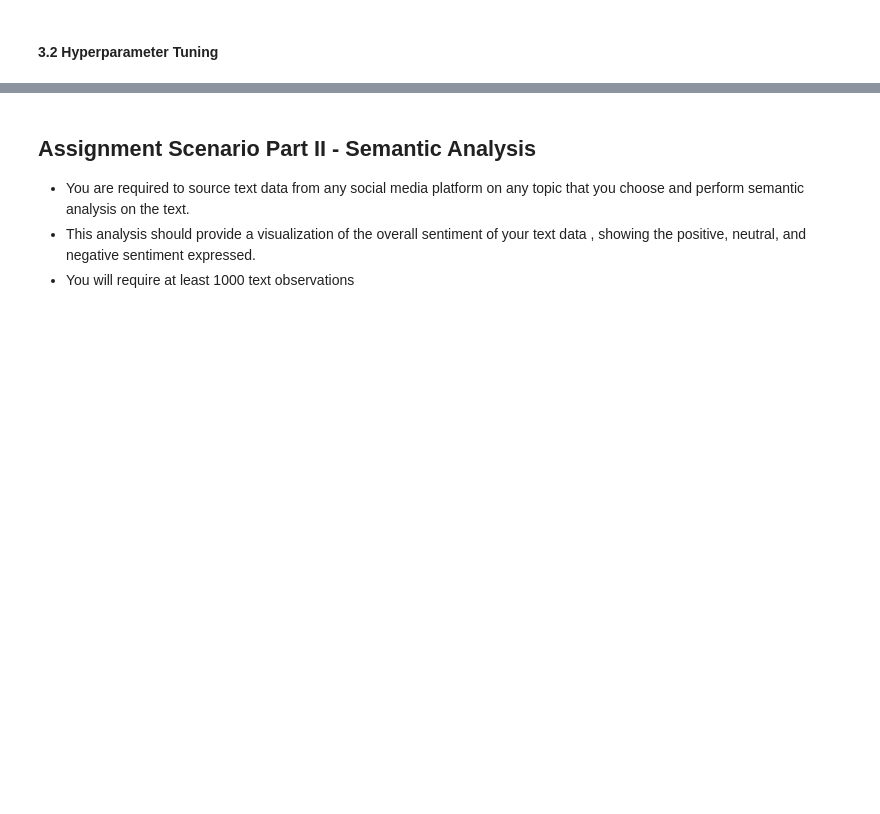
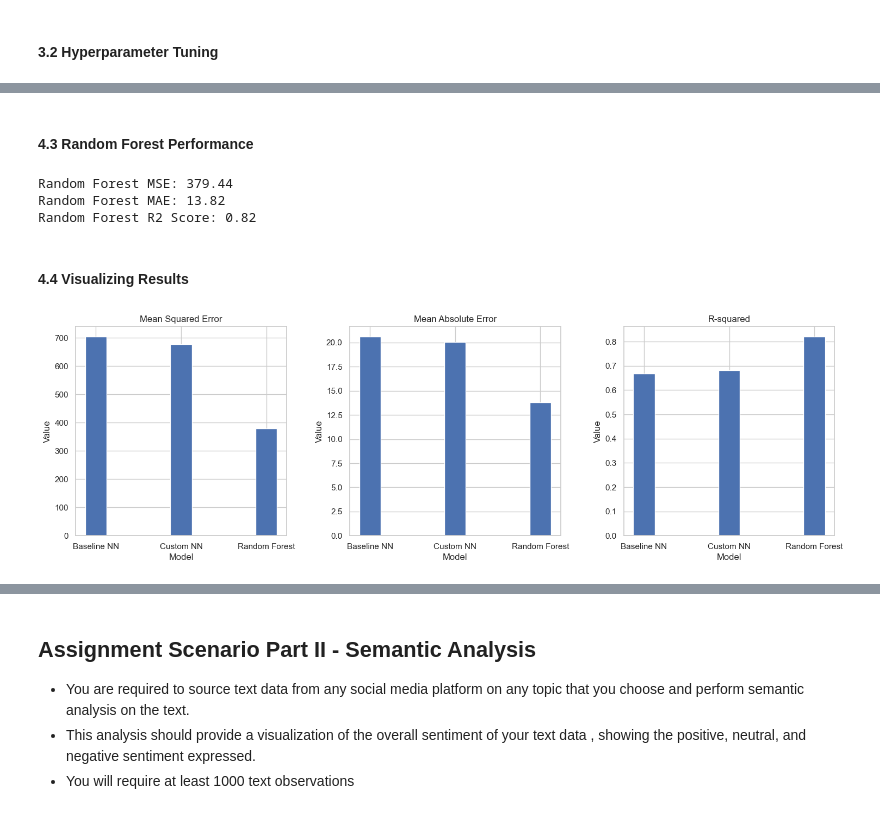
Before and after one commit to danrlei-martins-cct/ML_CA2, a Jupyter notebook: DanrleiMartins_ML_CA2.ipynb, the cells around one changed output, grey strips where cells are left out. Cells and saved outputs as stored; diff of their text form; code cells hidden in the pictures; blank space fills up the shorter version.

Commit message:
Neural Network v5
- Tuning with GridSearchCV
- Custom Model with best HP
- Random Forest Regressor
- Evaluation
- Conclusion

```diff
--- a/DanrleiMartins_ML_CA2.ipynb
+++ b/DanrleiMartins_ML_CA2.ipynb
@@ -333,0 +474,3 @@ R-squared: 0.65
+# %%
+# Train the model
+rf.fit(X_train, y_train)
@@ -335,0 +533,58 @@ R-squared: 0.65
+# %% [markdown]
+#### 4.3 Random Forest Performance
+# %%
+# Evaluate the rf model on the test set
+rf_predictions = rf.predict(X_test)
+
+# Calculate Mean Squared Error
+rf_mse = mean_squared_error(y_test, rf_predictions)
+
+# Calculate Mean Absolute Error
+rf_mae = mean_absolute_error(y_test, rf_predictions)
+
+# Calculate R-squared
+rf_r2 = r2_score(y_test, rf_predictions)
+
+print(f'Random Forest MSE: {rf_mse:.2f}')
+print(f'Random Forest MAE: {rf_mae:.2f}')
+print(f'Random Forest R2 Score: {rf_r2:.2f}')
+# %% [output]
+Random Forest MSE: 379.44
+Random Forest MAE: 13.82
+Random Forest R2 Score: 0.82
+# %% [markdown]
+#### 4.4 Visualizing Results
+# %%
+# Create a dictionary with the model names and their corresponding evaluation metrics
+model_metrics = {
+    'Baseline NN': [baseline_mse, baseline_mae, baseline_r2],
+    'Custom NN': [custom_mse, custom_mae, custom_r2],
+    'Random Forest': [rf_mse, rf_mae, rf_r2]
+}
+
+# Set up a figure and axis
+fig, axes = plt.subplots(nrows=1, ncols=3, figsize=(18, 5))
+
+# Set the bar width
+bar_width = 0.25
+
+# Create a list of x-axis positions for the bars
+x_positions = [0, 1, 2]
+
+# Plot the bars for each metric
+for i, ax in enumerate(axes.flatten()):
+    metric_values = [metrics[i] for metrics in model_metrics.values()]
+    ax.bar(x_positions, metric_values, width=bar_width)
+    ax.set_xticks(x_positions)
+    ax.set_xticklabels(model_metrics.keys())
+    ax.set_title(['Mean Squared Error', 'Mean Absolute Error', 'R-squared'][i])
+    ax.set_xlabel('Model')
+    ax.set_ylabel('Value')
+
+# Adjust the spacing between subplots
+plt.subplots_adjust(wspace=0.3)
+
+# Display the plot
+plt.show()
+# %% [output]
+[figure, added]
```
Also changed, not shown: parts of 31 cells of this notebook.
